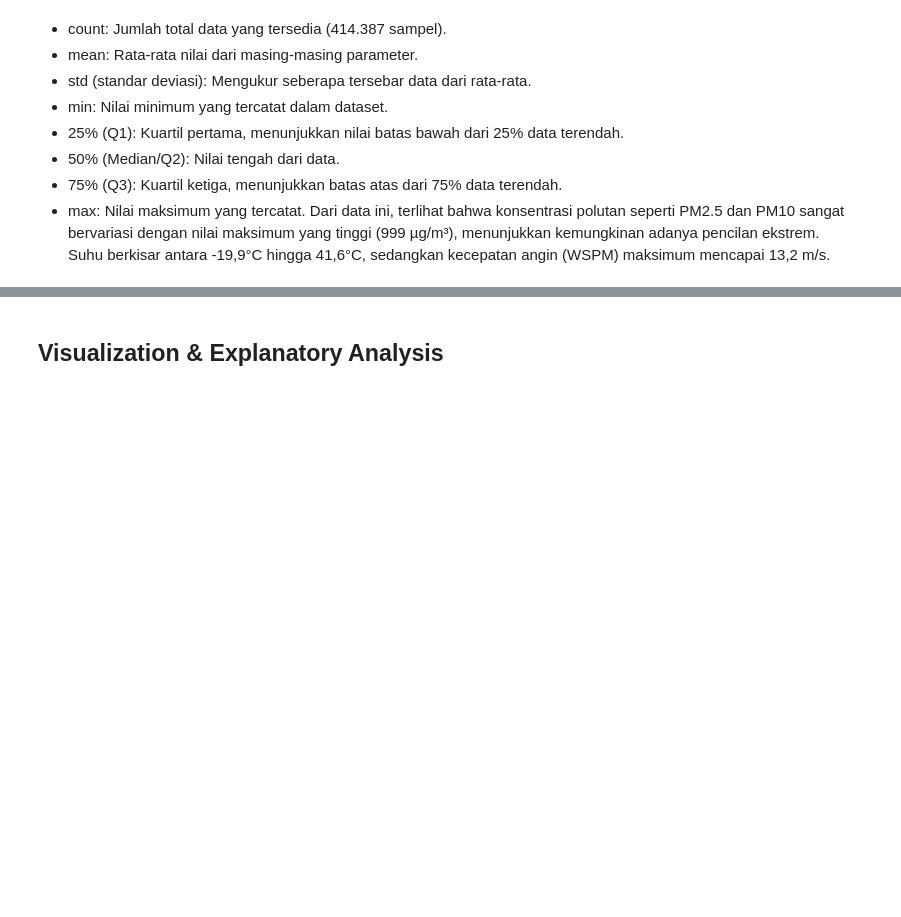
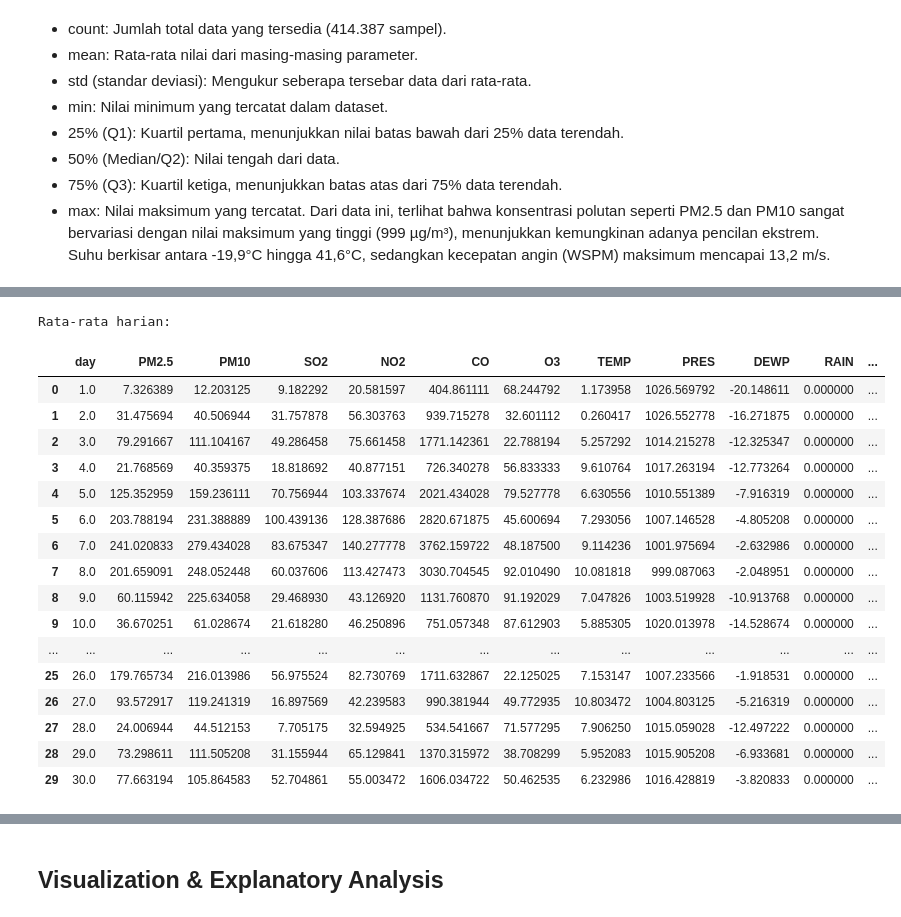
Before and after one commit to irfnriza/submission, a Jupyter notebook: notebook.ipynb, the cells around one changed output, grey strips where cells are left out. Saved outputs shown, nothing was run; the diff lists cells and outputs as text; code cells hidden in the pictures; blank space fills up the shorter version.

```diff
--- a/notebook.ipynb
+++ b/notebook.ipynb
@@ -417,0 +300,31 @@ Jika ada kawasan pemukiman di sisi timur, ini berarti polusi kemungkinan datang
+# %%
+# Exclude non-numeric columns
+numeric_columns = all_data.select_dtypes(include=[np.number]).columns
+
+# Group by year and month, then calculate the mean
+agg_monthly = all_data.groupby(['year', 'month', 'day'], as_index=False)[numeric_columns].mean()
+
+# Select only the desired columns
+agg_monthly = agg_monthly[['day', 'PM2.5', 'PM10', 'SO2', 'NO2', 'CO', 'O3', 'TEMP', 'PRES', 'DEWP', 'RAIN', 'WSPM']]
+
+print("\nRata-rata harian:")
+agg_monthly.head(30)
+# %% [output]
+Rata-rata harian:
+|  | day | PM2.5 | PM10 | SO2 | NO2 | CO | O3 | TEMP | PRES | DEWP | RAIN | ... |
+| 0 | 1.0 | 7.326389 | 12.203125 | 9.182292 | 20.581597 | 404.861111 | 68.244792 | 1.173958 | 1026.569792 | -20.148611 | 0.000000 | ... |
+| 1 | 2.0 | 31.475694 | 40.506944 | 31.757878 | 56.303763 | 939.715278 | 32.601112 | 0.260417 | 1026.552778 | -16.271875 | 0.000000 | ... |
+| 2 | 3.0 | 79.291667 | 111.104167 | 49.286458 | 75.661458 | 1771.142361 | 22.788194 | 5.257292 | 1014.215278 | -12.325347 | 0.000000 | ... |
+| 3 | 4.0 | 21.768569 | 40.359375 | 18.818692 | 40.877151 | 726.340278 | 56.833333 | 9.610764 | 1017.263194 | -12.773264 | 0.000000 | ... |
+| 4 | 5.0 | 125.352959 | 159.236111 | 70.756944 | 103.337674 | 2021.434028 | 79.527778 | 6.630556 | 1010.551389 | -7.916319 | 0.000000 | ... |
+| 5 | 6.0 | 203.788194 | 231.388889 | 100.439136 | 128.387686 | 2820.671875 | 45.600694 | 7.293056 | 1007.146528 | -4.805208 | 0.000000 | ... |
+| 6 | 7.0 | 241.020833 | 279.434028 | 83.675347 | 140.277778 | 3762.159722 | 48.187500 | 9.114236 | 1001.975694 | -2.632986 | 0.000000 | ... |
+| 7 | 8.0 | 201.659091 | 248.052448 | 60.037606 | 113.427473 | 3030.704545 | 92.010490 | 10.081818 | 999.087063 | -2.048951 | 0.000000 | ... |
+| 8 | 9.0 | 60.115942 | 225.634058 | 29.468930 | 43.126920 | 1131.760870 | 91.192029 | 7.047826 | 1003.519928 | -10.913768 | 0.000000 | ... |
+| 9 | 10.0 | 36.670251 | 61.028674 | 21.618280 | 46.250896 | 751.057348 | 87.612903 | 5.885305 | 1020.013978 | -14.528674 | 0.000000 | ... |
+| ... | ... | ... | ... | ... | ... | ... | ... | ... | ... | ... | ... | ... |
+| 25 | 26.0 | 179.765734 | 216.013986 | 56.975524 | 82.730769 | 1711.632867 | 22.125025 | 7.153147 | 1007.233566 | -1.918531 | 0.000000 | ... |
+| 26 | 27.0 | 93.572917 | 119.241319 | 16.897569 | 42.239583 | 990.381944 | 49.772935 | 10.803472 | 1004.803125 | -5.216319 | 0.000000 | ... |
+| 27 | 28.0 | 24.006944 | 44.512153 | 7.705175 | 32.594925 | 534.541667 | 71.577295 | 7.906250 | 1015.059028 | -12.497222 | 0.000000 | ... |
+| 28 | 29.0 | 73.298611 | 111.505208 | 31.155944 | 65.129841 | 1370.315972 | 38.708299 | 5.952083 | 1015.905208 | -6.933681 | 0.000000 | ... |
+| 29 | 30.0 | 77.663194 | 105.864583 | 52.704861 | 55.003472 | 1606.034722 | 50.462535 | 6.232986 | 1016.428819 | -3.820833 | 0.000000 | ... |
```
Also changed, not shown: parts of 41 cells of this notebook, 1 other file.
